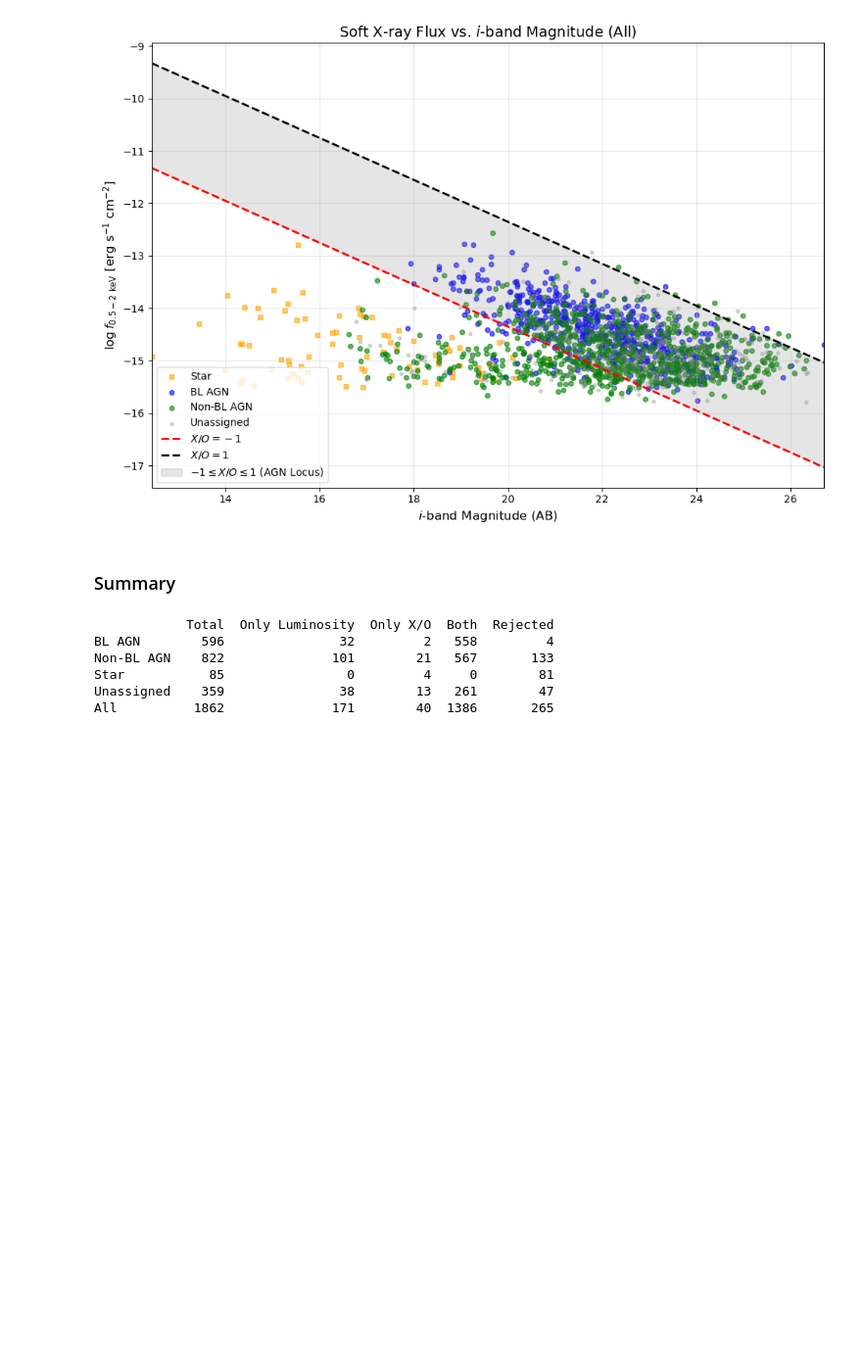
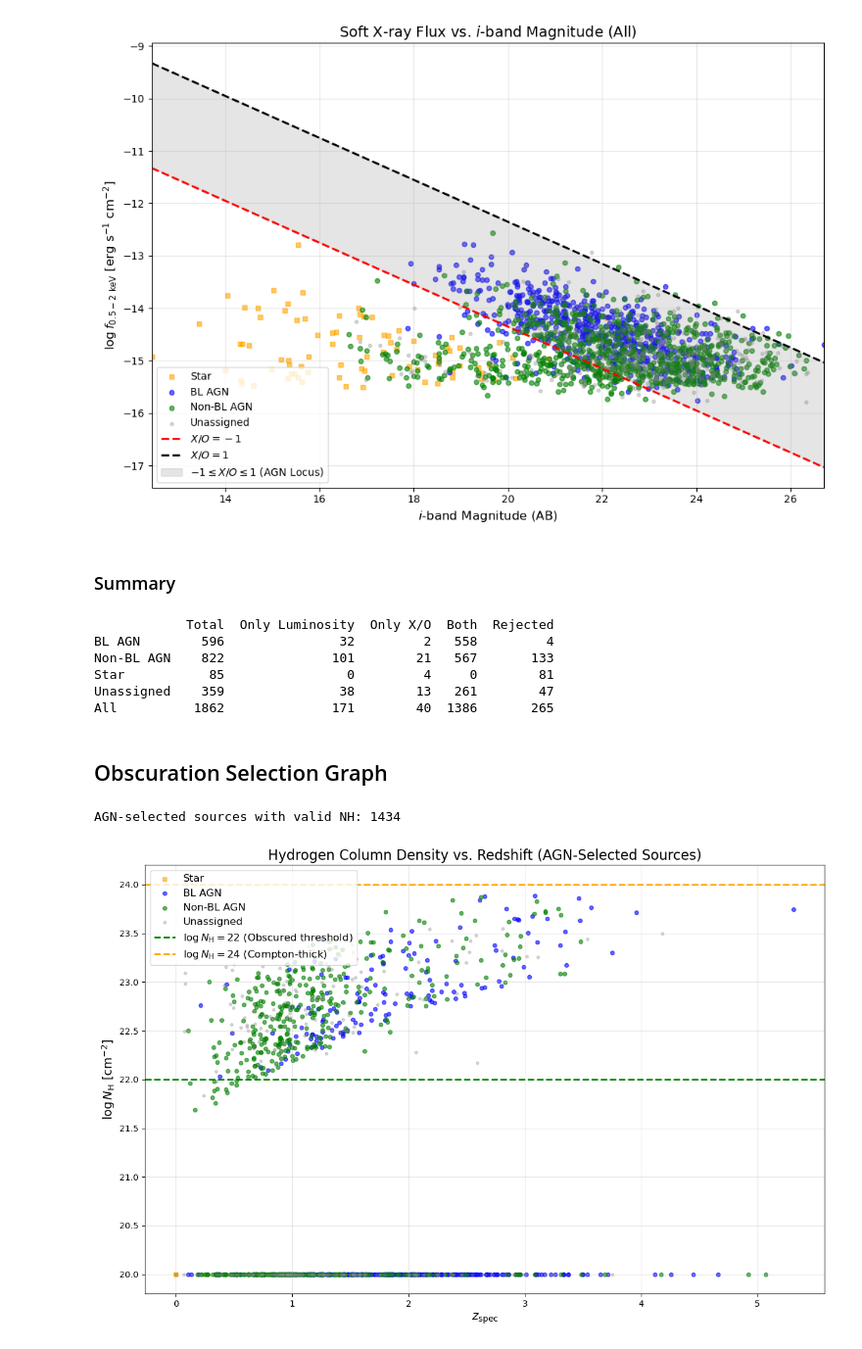
Before and after one commit to AdliHa21/SEASTAR2026, a Jupyter notebook: 01_agn_selection_and_nh_obscuration.ipynb, the cells around one changed output. Shown at 98% size. Cells and saved outputs as stored; diff of their text form; code cells hidden in the pictures; blank space fills up the shorter version.

Commit message:
Add N_H obscuration plots for selected AGN

```diff
--- a/01_agn_selection_and_nh_obscuration.ipynb
+++ b/01_agn_selection_and_nh_obscuration.ipynb
@@ -282,3 +282,80 @@ Non-BL AGN    822              101        21   567       133
 Star           85                0         4     0        81
 Unassigned    359               38        13   261        47
 All          1862              171        40  1386       265
+# %% [markdown]
+## Obscuration Selection Graph
+# %%
+# --- Add this before the NH plots ---
+nh_colors = {
+    'Star': 'orange',
+    'BL AGN': 'blue',
+    'Non-BL AGN': 'green',
+    'Unassigned': 'gray'
+}
+
+nh_markers = {
+    'Star': 's',
+    'BL AGN': 'o',
+    'Non-BL AGN': 'o',
+    'Unassigned': 'o'
+}
+
+# --- Filter for valid NH (NH is the multiplier for 1e22 cm^-2) ---
+# Keep only sources with finite NH and physically meaningful (NH > 0)
+valid_nh = f1_sources['NH'].notna() & (f1_sources['NH'] >= 0)
+f1_nh = f1_sources[valid_nh].copy()
+
+print(f"AGN-selected sources with valid NH: {len(f1_nh)}")
+
+# --- Convert NH to true log10(N_H) for plotting ---
+# Since NH is the multiplier for 1e22, physical N_H = NH * 1e22
+# So log10(N_H) = log10(NH) + 22
+f1_nh['logNH'] = np.where(
+    f1_nh['NH'] > 0,
+    np.log10(f1_nh['NH']) + 22,
+    20.0
+)
+
+# --- Force plot to show ALL points ---
+fig_nh, ax_nh = plt.subplots(figsize=(12, 8))
+
+# Ensure spec_type_label exists
+if 'spec_type_label' not in f1_nh.columns:
+    f1_nh['spec_type_label'] = f1_nh['spec_type'].apply(get_spec_type_label)
+
+for stype in ['Star', 'BL AGN', 'Non-BL AGN', 'Unassigned']:
+    subset = f1_nh[f1_nh['spec_type_label'] == stype]
+    if len(subset) == 0:
+        continue
+
+    ax_nh.scatter(
+        subset['z_spec'],
+        subset['logNH'],
+        s=20 if stype != 'Unassigned' else 10,
+        alpha=0.6 if stype != 'Unassigned' else 0.3,
+        color=nh_colors[stype],
+        marker=nh_markers[stype],
+        label=f'{stype}'
+    )
+
+# Threshold lines (these are in log10(N_H) units, so they stay the same)
+ax_nh.axhline(y=22.0, color='green', linestyle='--', linewidth=2,
+              label=r'$\log N_{\rm H} = 22$ (Obscured threshold)')
+ax_nh.axhline(y=24.0, color='orange', linestyle='--', linewidth=2,
+              label=r'$\log N_{\rm H} = 24$ (Compton-thick)')
+
+# Labels and formatting
+ax_nh.set_xlabel(r'$z_{\rm spec}$', fontsize=14)
+ax_nh.set_ylabel(r'$\log N_{\rm H}$ [cm$^{-2}$]', fontsize=14)  # Now matches the data!
+ax_nh.set_title('Hydrogen Column Density vs. Redshift (AGN-Selected Sources)', fontsize=16)
+ax_nh.legend(loc='upper left', fontsize=12)
+ax_nh.grid(True, alpha=0.3)
+
+# Let matplotlib choose the limits automatically
+ax_nh.autoscale()
+
+plt.tight_layout()
+plt.show()
+# %% [output]
+AGN-selected sources with valid NH: 1434
+[figure, added]
```
Also changed, not shown: parts of 3 cells of this notebook.
